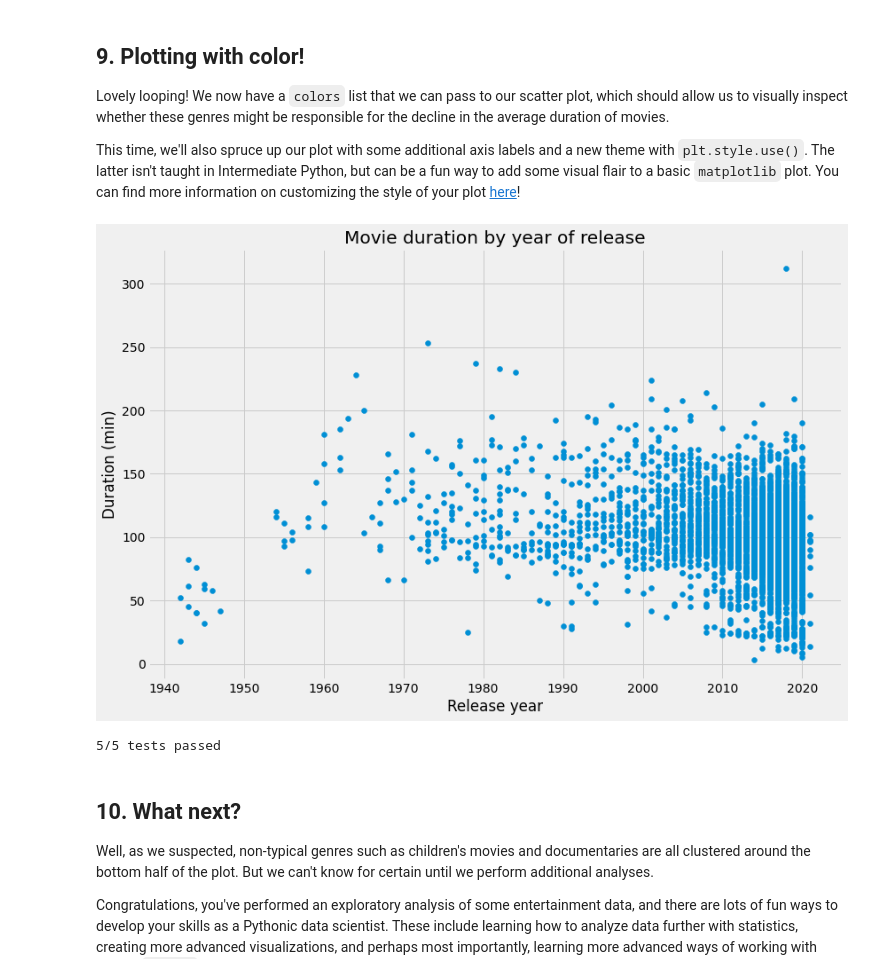
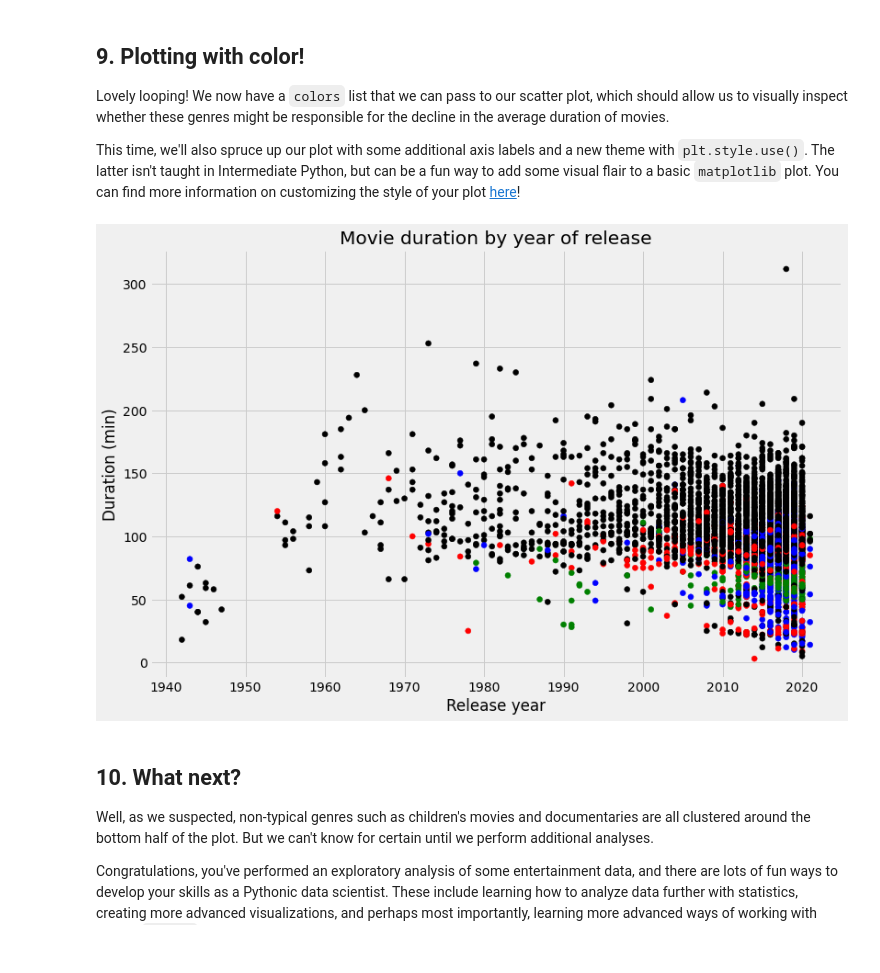
Before and after one commit to mattekudacy/dc-projects, a Jupyter notebook: netflixanalysis.ipynb, the cells around one changed output. Saved outputs shown, nothing was run; the diff lists cells and outputs as text; code cells hidden in the pictures.

```diff
--- a/netflixanalysis.ipynb
+++ b/netflixanalysis.ipynb
@@ -460,74 +198,19 @@ def test_colors_list():
 # %%
 # Set the figure style and initalize a new figure
 plt.style.use('fivethirtyeight')
 fig = plt.figure(figsize=(12,8))
 
 # Create a scatter plot of duration versus release_year
-plt.scatter(x='release_year', y='duration', data=netflix_movies_col_subset)
+plt.scatter(x='release_year', y='duration', data=netflix_movies_col_subset, color=colors)
 
 # Create a title and axis labels
 plt.title("Movie duration by year of release")
 plt.xlabel("Release year")
 plt.ylabel("Duration (min)")
 # Show the plot
 plt.show()
 # %% [output]
-[figure, old version]
+[figure, new version]
-# %%
-%%nose
-import numpy as np
-
-x_axis_data = netflix_movies_col_subset["release_year"].values
-y_axis_data = netflix_movies_col_subset["duration"].values
-color_data = np.genfromtxt('datasets/color_data.csv', delimiter=',')
-
-last_input = In[-2]
-import re
-
-def test_fig_exists():
-    assert re.search('fig\s*=\s*plt\.figure\(\s*figsize\s*\=\s*\(\s*12\s*\,\s*8\s*\)\s*\)', last_input), \
-    'Make sure to leave the code to initialize `fig` unchanged, as this assists with testing!'
-
-try:
-    # Get figure labels
-    title = fig.gca()._axes.get_title()
-    x_label = fig.gca()._axes.get_xlabel()
-    y_label = fig.gca()._axes.get_ylabel()
-
-    # Concatenate lists to compare to test plot
-    stu_yaxis = fig.gca().collections[0]._offsets.data[:,1].astype(int)
-    stu_xaxis = fig.gca().collections[0]._offsets.data[:, 0].astype(int)
-    stu_colors = fig.gca().collections[0]._facecolors
-except:
-    title = 'null'
-    x_label = 'null'
-    y_label = 'null'
-    stu_yaxis = 'null'
-    stu_xaxis = 'null'
-    stu_sizes = [0, 1]
-    stu_colors = [0, 1]
-
-def test_y_axis():
-    assert stu_yaxis.all() == y_axis_data.all(), \
-    'Are you correctly plotting `duration` on the y axis?'
-
-def test_x_axis():
-    assert stu_xaxis.all() == x_axis_data.all(), \
-    'Are you correctly plotting `release_date` on the x axis?'
-
-def test_colors():
-    assert color_data.all() == stu_colors.all(), \
-    'Are you correctly setting the colors according to the rating scheme provided?'
-
-def test_labels():
-    assert (re.search('movie\s+duration\s+by\s+year\s+of\s+release', title, re.IGNORECASE)), \
-    'Did you give the correct title?'
-    assert (re.search('release\s+year', x_label, re.IGNORECASE)), \
-    'Did you set the correct x-axis label?'
-    assert (re.search('duration\s*\(\s*min\s*\)', y_label, re.IGNORECASE)), \
-    'Did you set the correct y-axis label?'
-# %% [output]
-5/5 tests passed
 # %% [markdown]
 ## 10. What next?
 <p>Well, as we suspected, non-typical genres such as children's movies and documentaries are all clustered around the bottom half of the plot. But we can't know for certain until we perform additional analyses. </p>
```
Also changed, not shown: parts of 11 cells of this notebook.
